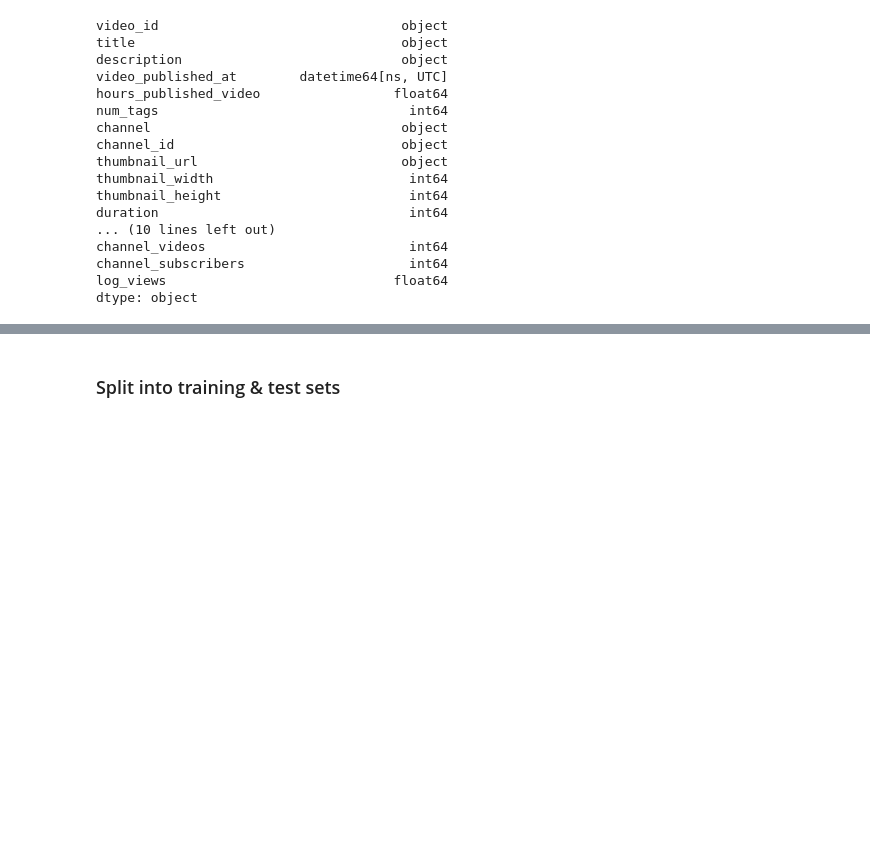
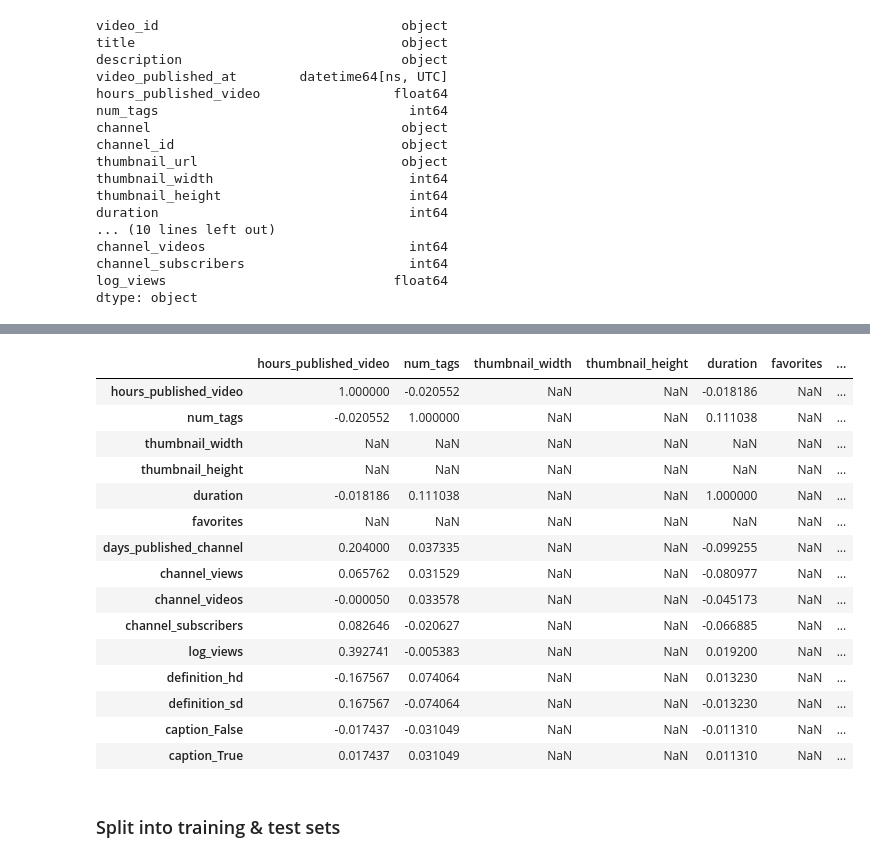
Before and after one commit to maxencefrenette/youtube-views-predictor, a Jupyter notebook: src/models/models.ipynb, the cells around one changed output, grey strips where cells are left out. Drawn from its saved outputs; the diff is of its cells as text; code cells hidden in the pictures; blank space fills up the shorter version.

```diff
--- a/src/models/models.ipynb
+++ b/src/models/models.ipynb
@@ -135,0 +160,19 @@ yt_data.drop(columns= ['views','likes','comments'],inplace=True)
+# %%
+yt_data.corr()
+# %% [output]
+|  | hours_published_video | num_tags | thumbnail_width | thumbnail_height | duration | favorites | ... |
+| hours_published_video | 1.000000 | -0.020552 | NaN | NaN | -0.018186 | NaN | ... |
+| num_tags | -0.020552 | 1.000000 | NaN | NaN | 0.111038 | NaN | ... |
+| thumbnail_width | NaN | NaN | NaN | NaN | NaN | NaN | ... |
+| thumbnail_height | NaN | NaN | NaN | NaN | NaN | NaN | ... |
+| duration | -0.018186 | 0.111038 | NaN | NaN | 1.000000 | NaN | ... |
+| favorites | NaN | NaN | NaN | NaN | NaN | NaN | ... |
+| days_published_channel | 0.204000 | 0.037335 | NaN | NaN | -0.099255 | NaN | ... |
+| channel_views | 0.065762 | 0.031529 | NaN | NaN | -0.080977 | NaN | ... |
+| channel_videos | -0.000050 | 0.033578 | NaN | NaN | -0.045173 | NaN | ... |
+| channel_subscribers | 0.082646 | -0.020627 | NaN | NaN | -0.066885 | NaN | ... |
+| log_views | 0.392741 | -0.005383 | NaN | NaN | 0.019200 | NaN | ... |
+| definition_hd | -0.167567 | 0.074064 | NaN | NaN | 0.013230 | NaN | ... |
+| definition_sd | 0.167567 | -0.074064 | NaN | NaN | -0.013230 | NaN | ... |
+| caption_False | -0.017437 | -0.031049 | NaN | NaN | -0.011310 | NaN | ... |
+| caption_True | 0.017437 | 0.031049 | NaN | NaN | 0.011310 | NaN | ... |
```
Also changed, not shown: parts of 21 cells of this notebook.
